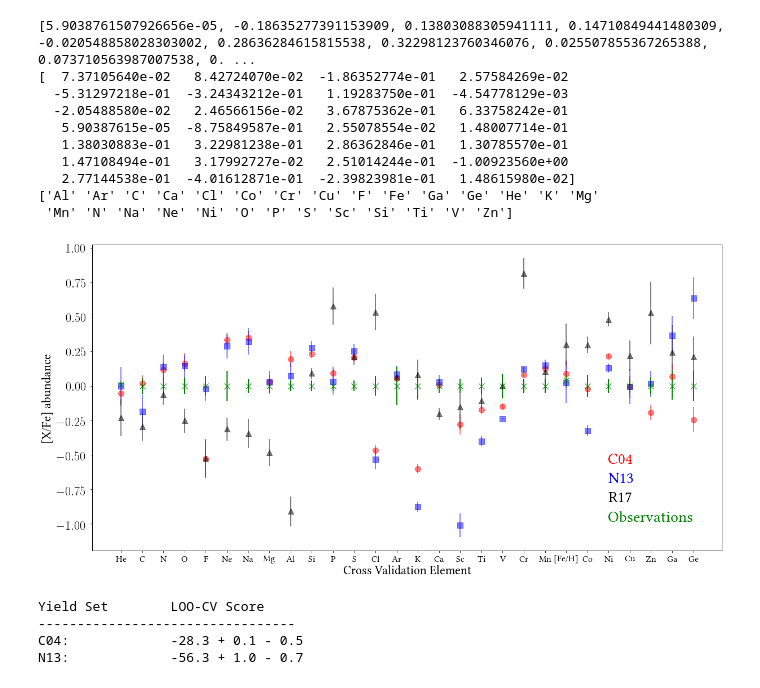
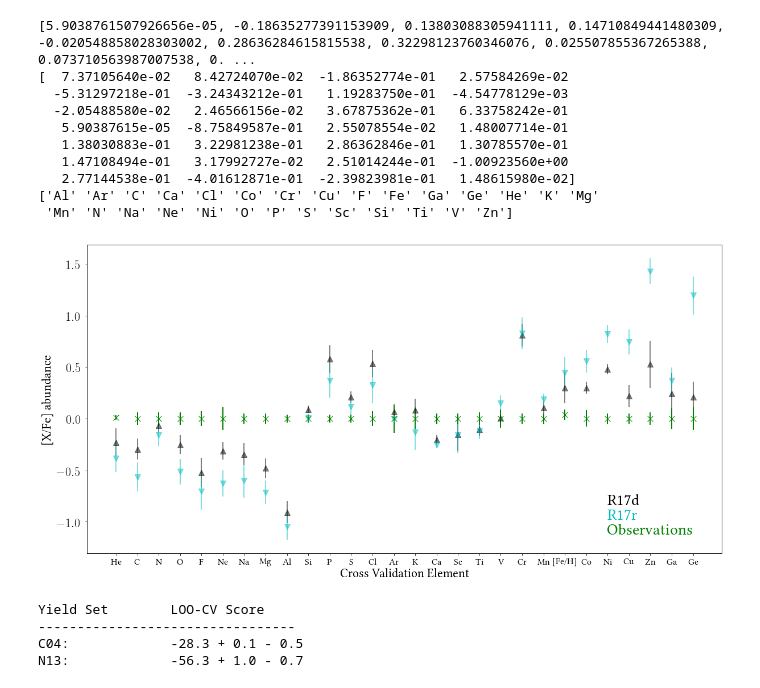
Before and after one commit to oliverphilcox/ChempyMulti, a Jupyter notebook: Overall LOO-CV Scores.ipynb, the cells around one changed output. Saved outputs shown, nothing was run; the diff lists cells and outputs as text; code cells hidden in the pictures.

```diff
--- a/Overall LOO-CV Scores.ipynb
+++ b/Overall LOO-CV Scores.ipynb
@@ -2,22 +2,24 @@
 %pylab inline
 dat2 = np.load('/home/philcox/Save/OVERALL/Hogg_element_predictions_chieffi04_net.npz')
 dat3 = np.load('/home/philcox/Save/OVERALL/Hogg_element_predictions_Nomoto2013_net.npz')
-dat4 = np.load('/home/philcox/Save/OVERALL/Hogg_normalised_element_predictions_NuGrid_net.npz')
+dat4 = np.load('/home/philcox/Save/OVERALL/Hogg_normalised_element_predictions_NuGrid_net_delay.npz')
+dat5 = np.load('/home/philcox/Save/OVERALL/Hogg_normalised_element_predictions_NuGrid_net_rapid.npz')
 
-name_list = ['C04','N13','R17']
-shape_list = ['o','s','^']
-color_list = ['r','b','k']
+name_list = ['C04','N13','R17d','R17r']
+shape_list = ['o','s','^','v']
+color_list = ['r','b','k','c']
 
-data_list = [dat2,dat3,dat4]
+data_list = [dat2,dat3,dat4,dat5]
 means = [dat['mean'] for dat in data_list]
 sigmas = [dat['sigma'] for dat in data_list]
 elements = dat2['elements']
 scores = [dat['scores'] for dat in [dat2,dat3]]
-norm_scores = [dat['normalised_scores'] for dat in [dat4]]
+norm_scores = [dat['normalised_scores'] for dat in [dat4,dat5]]
 
 dat2.close()
 dat3.close()
 dat4.close()
+dat5.close()
 # %% [output]
 Populating the interactive namespace from numpy and matplotlib
 # %%
@@ -67,37 +69,37 @@ large_text = 28
 text_size = 22
 marker_size= 10
 small_text = 16
 plt.rc('font', family='serif',size = large_text)
 plt.rc('xtick', labelsize=small_text)
 plt.rc('ytick', labelsize=text_size)
 plt.rc('axes', labelsize=text_size, lw=1.0)
 plt.rc('lines', linewidth = 2)
 plt.rcParams['ytick.major.pad']='8'
 plt.rcParams['text.latex.preamble']=[r"\usepackage{libertine}"]
 params = {'text.usetex' : True,
     'font.family' : 'libertine',
     'text.latex.unicode': True,
     }
 plt.rcParams.update(params)
 
 # Iterate over trials
-for i in range(3):
+for i in range(2,4):
     plt.errorbar(np.arange(len(alpha_names)),alphamean[i],yerr=alphasigma[i],fmt=shape_list[i],ms=marker_size,c=color_list[i],alpha=0.5,label=name_list[i])
     plt.text(23,-0.56-0.14*i,name_list[i],color=color_list[i])
 plt.errorbar(np.arange(len(alpha_names)),ps_abun,yerr=ps_err,fmt='x',ms=marker_size,c='g',label='Observations')
-plt.text(23,-0.56-0.14*3,'Observations',color='g')
+plt.text(23,-0.56-0.14*4,'Observations',color='g')
 plt.ylabel('[X/Fe] abundance')
 plt.xlabel('Cross Validation Element')
 #plt.legend(loc='upper right',)
 ax=plt.gca()
 #elements = alpha_names.astype("<U6")
 for e,el in enumerate(alpha_names):
     if el == 'Fe':
         alpha_names[e] = '[Fe/H]'
 la=plt.setp(ax,xticks=np.arange(len(alpha_names)), xticklabels=alpha_names)
-plt.savefig('PaperPlots/element_prediction.pdf',dpi=300,bbox_inches='tight')
+#plt.savefig('PaperPlots/element_prediction.pdf',dpi=300,bbox_inches='tight')
 # %% [output]
-[figure, old version]
+[figure, new version]
 # %%
 # Table of scores
 print('Yield Set \t LOO-CV Score')
```
Also changed, not shown: parts of 7 cells of this notebook, 3 other files.
